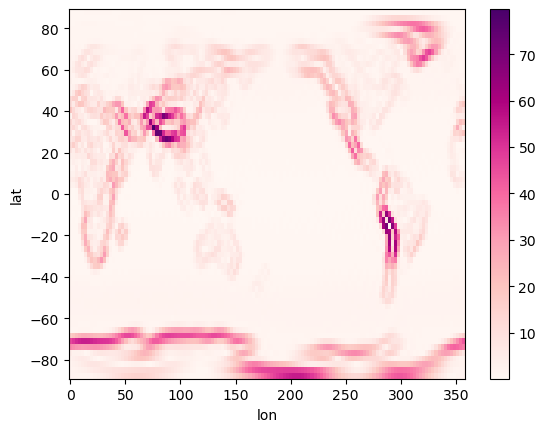
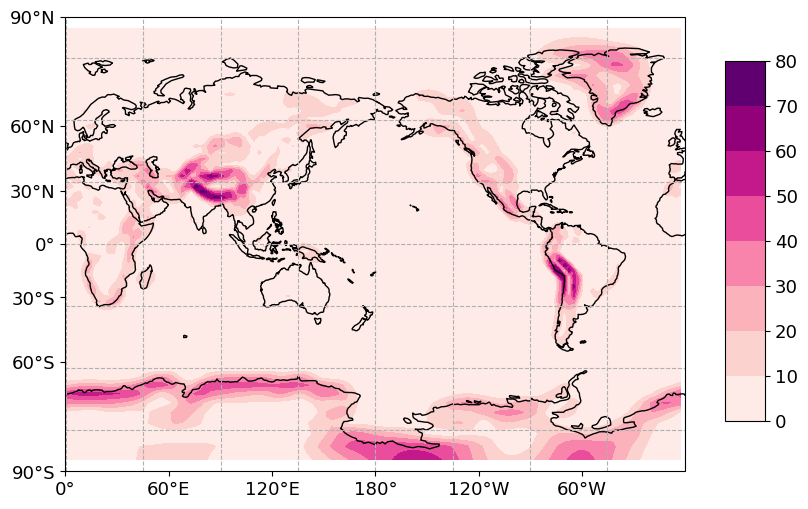
The notebook cell's code change between the first figure and the second:
--- before
+++ after
@@ -1,4 +1,21 @@
-da_grad_ps.mean(dim = "time").plot(
+draw_global_map(
+    da_grad_ps.lon,
+    da_grad_ps.lat,
+    da_grad_ps.mean(dim = "time").values,
+    title = None,
+    filled = True,
+    show_fig = True,
+    save_fig = False,
+    levels = 8,
     cmap = "RdPu",
+    cbar_params = [0.95, 0.2, 0.05, 0.6],
+    bbox = None,
+    vmin = None,
+    vmax = None,
+    draw_labels = False,
+    label_contours = False,
+    remove_cbar = False,
+    fig = None,
+    projection = ccrs.Miller(central_longitude=180),
+    # outfilename = "my_map" + ".png",
 )
-plt.show()

Commit: added map drawing util